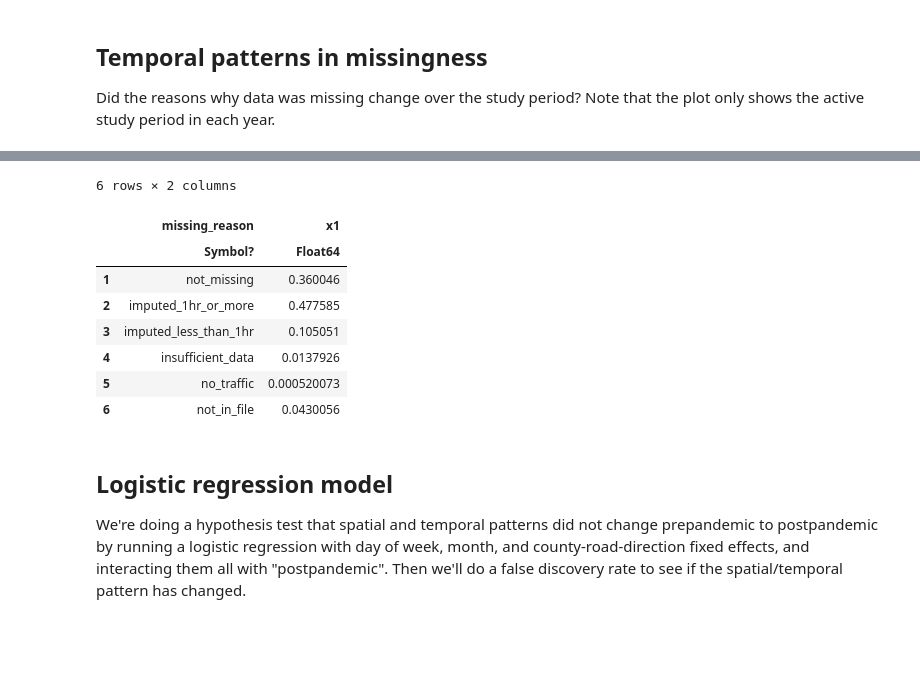
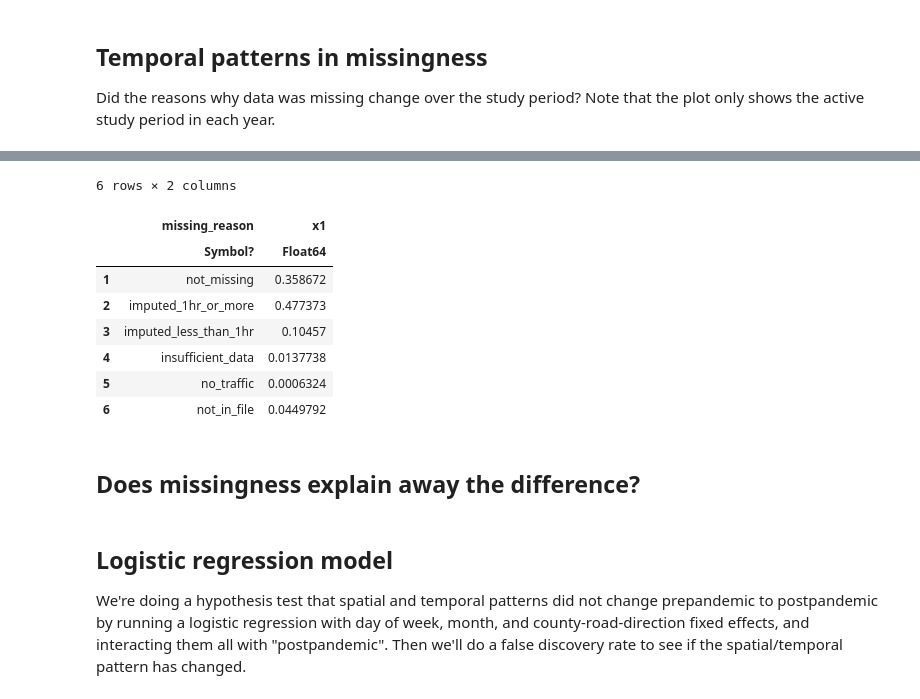
Before and after one commit to mattwigway/peak-spreading, a Jupyter notebook: notebooks/Missing data patterns.ipynb, the cells around one changed output, grey strips where cells are left out. Drawn from its saved outputs; the diff is of its cells as text; code cells hidden in the pictures; blank space fills up the shorter version.

```diff
--- a/notebooks/Missing data patterns.ipynb
+++ b/notebooks/Missing data patterns.ipynb
@@ -20,6 +23,6 @@ using LaTeXStrings
 # %%
 using KFactors
 # %%
-data = read_data("../data/peaks_merged.parquet", dropmissing=false)
+raw_data = read_data("../data/peaks_merged.parquet", dropmissing=false)
 nothing
 # %% [output]
@@ -28,13 +31,2 @@ nothing
 # %%
-# filter to only the sensors present in all periods (should be 7743 unless there are sensors that are completely missing in some periods
-data.period = KFactors.Periods.period_for_date.(data.date, Ref(KFactors.Periods.SPRING_2022))
-sensors_in_all_periods = intersect(
-    Set(unique(data[coalesce.((data.period .== :prepandemic), false) .&& (.!data.has_missing), :station])),
-    Set(unique(data[coalesce.((data.period .== :lockdown), false) .&& (.!data.has_missing), :station])),
-    Set(unique(data[coalesce.((data.period .== :postlockdown), false) .&& (.!data.has_missing), :station])),
-)
-
-@assert length(sensors_in_all_periods) == 7743
-
-data = data[data.station .∈ Ref(sensors_in_all_periods) .&& .!ismissing.(data.period), :]
-nrow(data)
+data = KFactors.create_test_data(raw_data, KFactors.Periods.SPRING_2022, min_complete=0.0);
@@ -102,16 +43,4 @@ Dict{Union{Missing, Symbol}, Int64} with 6 entries:
 ## Temporal patterns in missingness
 
 Did the reasons why data was missing change over the study period? Note that the plot only shows the active study period in each year.
-# %%
-# temporal patterns in missingness
-temporal_missingness = combine(groupby(data[.!ismissing.(data.period), :], :date),
-    :missing_reason => (x -> mean(x .== :imputed_less_than_1hr) * 100) => :pct_sensors_imputed_less_than_1hr,
-    :missing_reason => (x -> mean(x .== :imputed_1hr_or_more) * 100) => :pct_sensors_imputed_1hr_or_more,
-    :missing_reason => (x -> mean(x .== :no_traffic) * 100) => :pct_sensors_no_traffic,
-    :missing_reason => (x -> mean(x .== :insufficient_data) * 100) => :pct_sensors_insufficient_data,
-    :missing_reason => (x -> mean(x .== :not_in_file) * 100) => :pct_sensors_not_in_file,
-    :missing_reason => (x -> mean(x .== :not_missing) * 100) => :pct_sensors_not_missing
-)
-sort!(temporal_missingness, :date)
-nothing
 # %%
@@ -146,12 +106,3 @@ plot!()
-# %%
-combine(groupby(data, :missing_reason), x -> nrow(x) / nrow(data))
-# %% [output]
-6 rows × 2 columns
-|  | missing_reason | x1 |
-|  | Symbol? | Float64 |
-| 1 | not_missing | 0.360046 |
-| 2 | imputed_1hr_or_more | 0.477585 |
-| 3 | imputed_less_than_1hr | 0.105051 |
-| 4 | insufficient_data | 0.0137926 |
-| 5 | no_traffic | 0.000520073 |
-| 6 | not_in_file | 0.0430056 |
+# %%
+data, plot_all = plot_missingness(data)
+savefig("../fig/sensor_missingness_all.pdf")
@@ -157,0 +128,14 @@ combine(groupby(data, :missing_reason), x -> nrow(x) / nrow(data))
+# %%
+@pipe groupby(data, :missing_reason) |> combine(_, x -> nrow(x) / nrow(data))
+# %% [output]
+6 rows × 2 columns
+|  | missing_reason | x1 |
+|  | Symbol? | Float64 |
+| 1 | not_missing | 0.358672 |
+| 2 | imputed_1hr_or_more | 0.477373 |
+| 3 | imputed_less_than_1hr | 0.10457 |
+| 4 | insufficient_data | 0.0137738 |
+| 5 | no_traffic | 0.0006324 |
+| 6 | not_in_file | 0.0449792 |
+# %% [markdown]
+## Does missingness explain away the difference?
```
Also changed, not shown: parts of 22 cells of this notebook.
